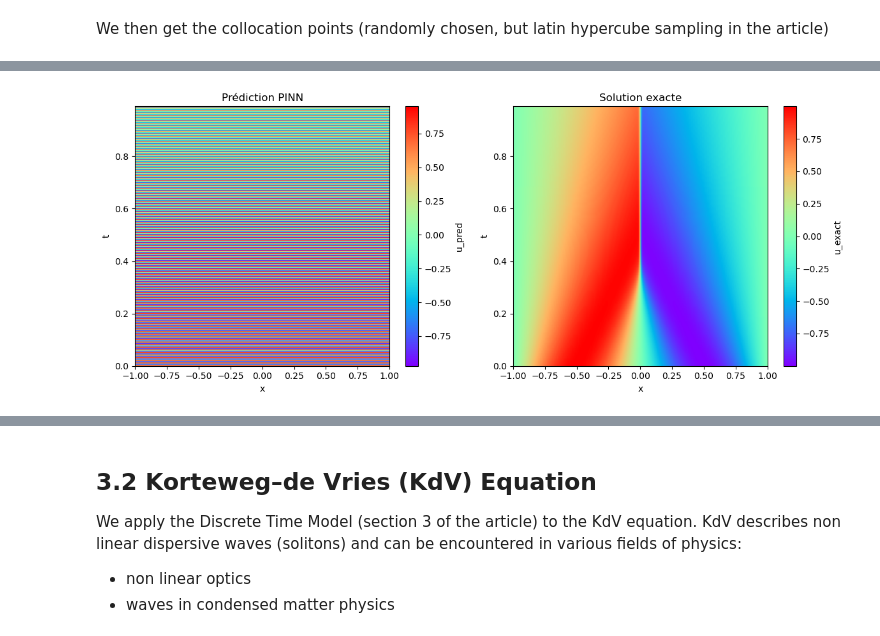
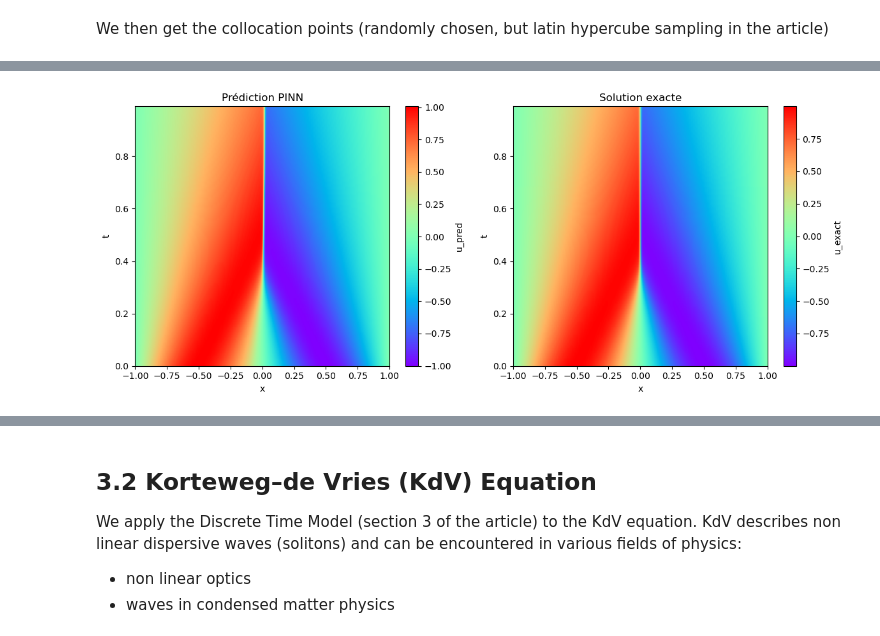
Before and after one commit to ayoub-dhibi-ENSL/pinn_review, a Jupyter notebook: notes.ipynb, the cells around one changed output, grey strips where cells are left out. Cells and saved outputs as stored; diff of their text form; code cells hidden in the pictures.

```diff
--- a/notes.ipynb
+++ b/notes.ipynb
@@ -403,30 +402,36 @@ u_u = u_exact[0,:][:,None]
 X_u_tensor = torch.tensor(X_u, dtype=torch.float32, requires_grad=True)
 u_u_tensor = torch.tensor(u_u, dtype=torch.float32)
 # %%
-layers = [2,50,50,50,1]
+layers = [2,50,50,50, 50 ,1]
 model = PINN(layers)
-optimizer = torch.optim.Adam(model.parameters(), lr=1e-3)
+optimizer = torch.optim.LBFGS(
+    model.parameters(),
+    lr=1.0,              # Le learning rate de L-BFGS est souvent 1.0
+    history_size=50,
+    max_iter=50000,      # Nombre max d'itérations
+    max_eval=50000,
+)
 
 # -----------------------
 # Training
 # -----------------------
-for epoch in range(5000):
+
+def closure():
     optimizer.zero_grad()
 
-    # IC loss
     u_pred = model(X_u_tensor[:,1:2], X_u_tensor[:,0:1])
     loss_ic = torch.mean((u_pred - u_u_tensor)**2)
 
-    # PDE loss
     f_pred = f(X_f_tensor[:,0:1], X_f_tensor[:,1:2], model)
     loss_pde = torch.mean(f_pred**2)
 
-    # Loss totale
+    # Perte totale
     loss = loss_ic + loss_pde
 
     loss.backward()
-    optimizer.step()
+    return loss
 
-    if epoch % 500 == 0:
-        print(f"Epoch {epoch}, Loss = {loss.item():.3e}")
+optimizer.step(closure)
+final_loss = closure().item()
+print(f"Entraînement terminé. Loss finale = {final_loss:.5e}")
 # %% [output]
@@ -444,26 +439,29 @@ U_pred_grid = model(X_star_tensor[:,1:2], X_star_tensor[:,0:1]).detach().numpy()
 # %%
+u_pred_flat = model(X_star_tensor[:,1:2], X_star_tensor[:,0:1]).detach().numpy()
+
+U_pred_grid = u_pred_flat.reshape(t.shape[0], x.shape[0])
 
 plt.figure(figsize=(12,5))
 
-# À gauche : prédiction
+
 plt.subplot(1,2,1)
 plt.imshow(U_pred_grid, extent=[x.min(), x.max(), t.min(), t.max()],
            origin='lower', aspect='auto', cmap='rainbow')
 plt.colorbar(label='u_pred')
 plt.title('Prédiction PINN')
 plt.xlabel('x')
 plt.ylabel('t')
 
 # À droite : solution exacte
 plt.subplot(1,2,2)
 plt.imshow(u_exact, extent=[x.min(), x.max(), t.min(), t.max()],
            origin='lower', aspect='auto', cmap='rainbow')
 plt.colorbar(label='u_exact')
 plt.title('Solution exacte')
 plt.xlabel('x')
 plt.ylabel('t')
 
 plt.tight_layout()
 plt.show()
 # %% [output]
-[figure, old version]
+[figure, new version]
```
Also changed, not shown: parts of 11 cells of this notebook.
